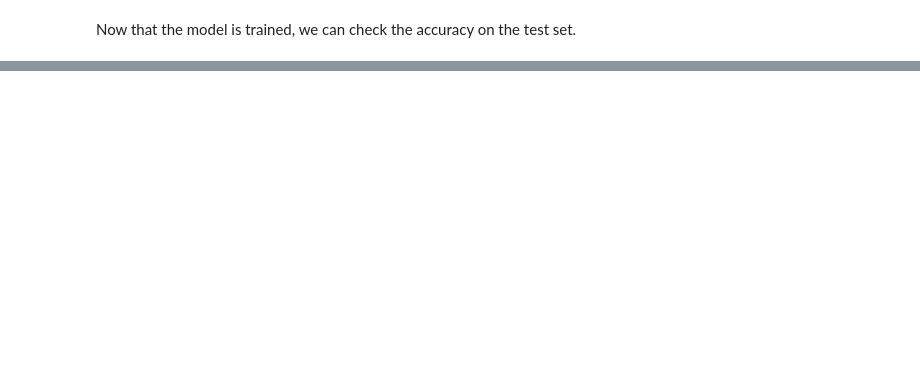
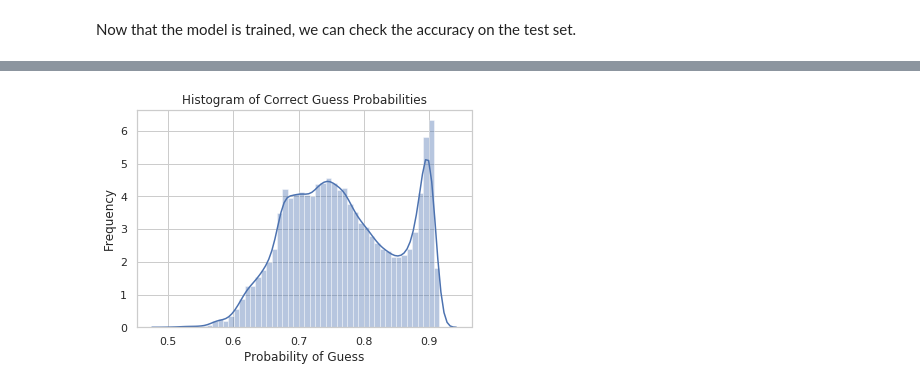
Before and after one commit to CBR0MS/flight-time-model-data, a Jupyter notebook: v2Modeling.ipynb, the cells around one changed output, grey strips where cells are left out. Cells and saved outputs as stored; diff of their text form; code cells hidden in the pictures; blank space fills up the shorter version.

```diff
--- a/v2Modeling.ipynb
+++ b/v2Modeling.ipynb
@@ -245,0 +299,8 @@ Right guesses: avg 73%, varience 0.601%
+# %%
+sns.distplot(correct_guesses)
+plt.title('Histogram of Correct Guess Probabilities')
+plt.xlabel('Probability of Guess')
+plt.ylabel('Frequency')
+plt.show()
+# %% [output]
+[figure, added]
```
Also changed, not shown: parts of 65 cells of this notebook.
